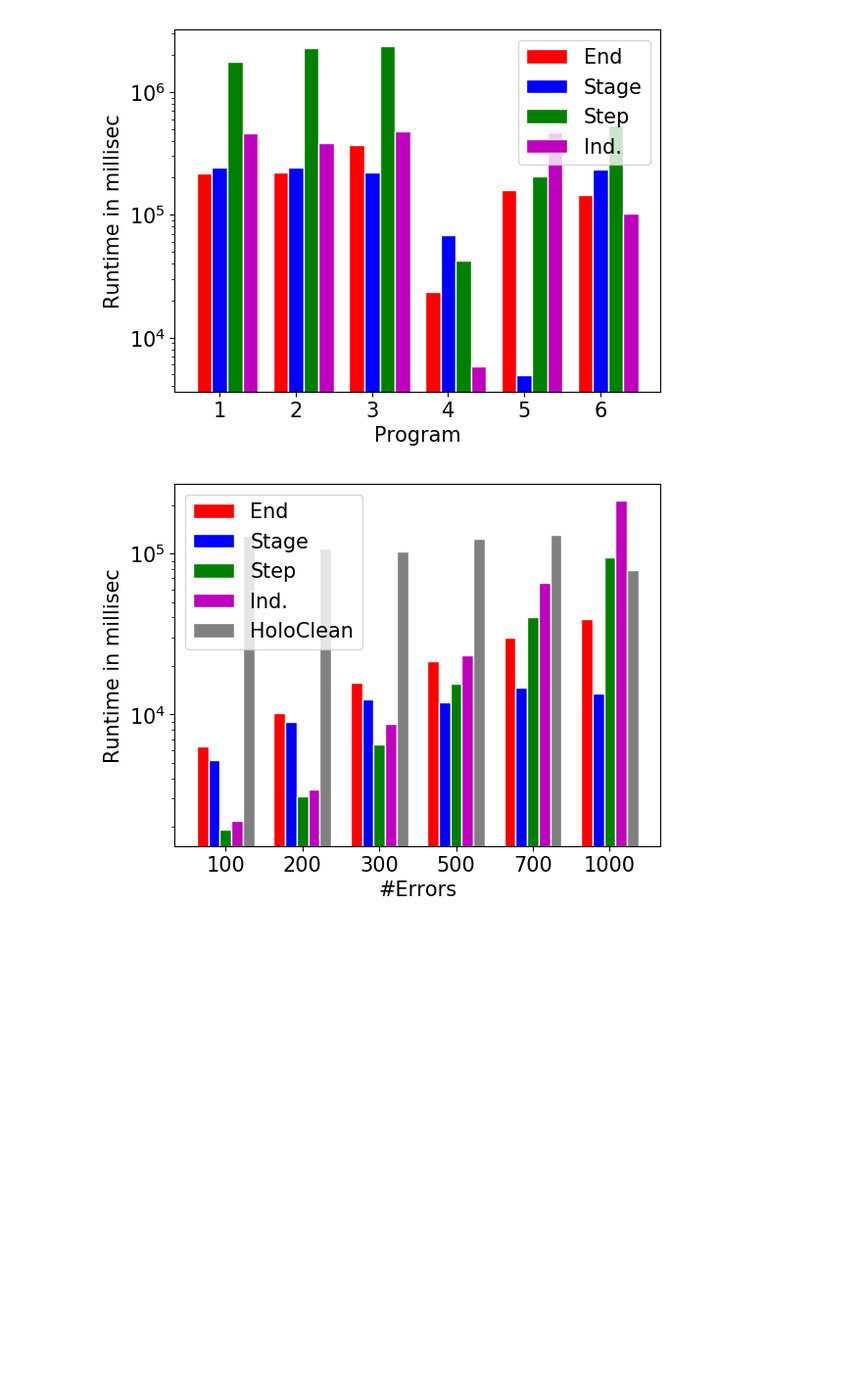
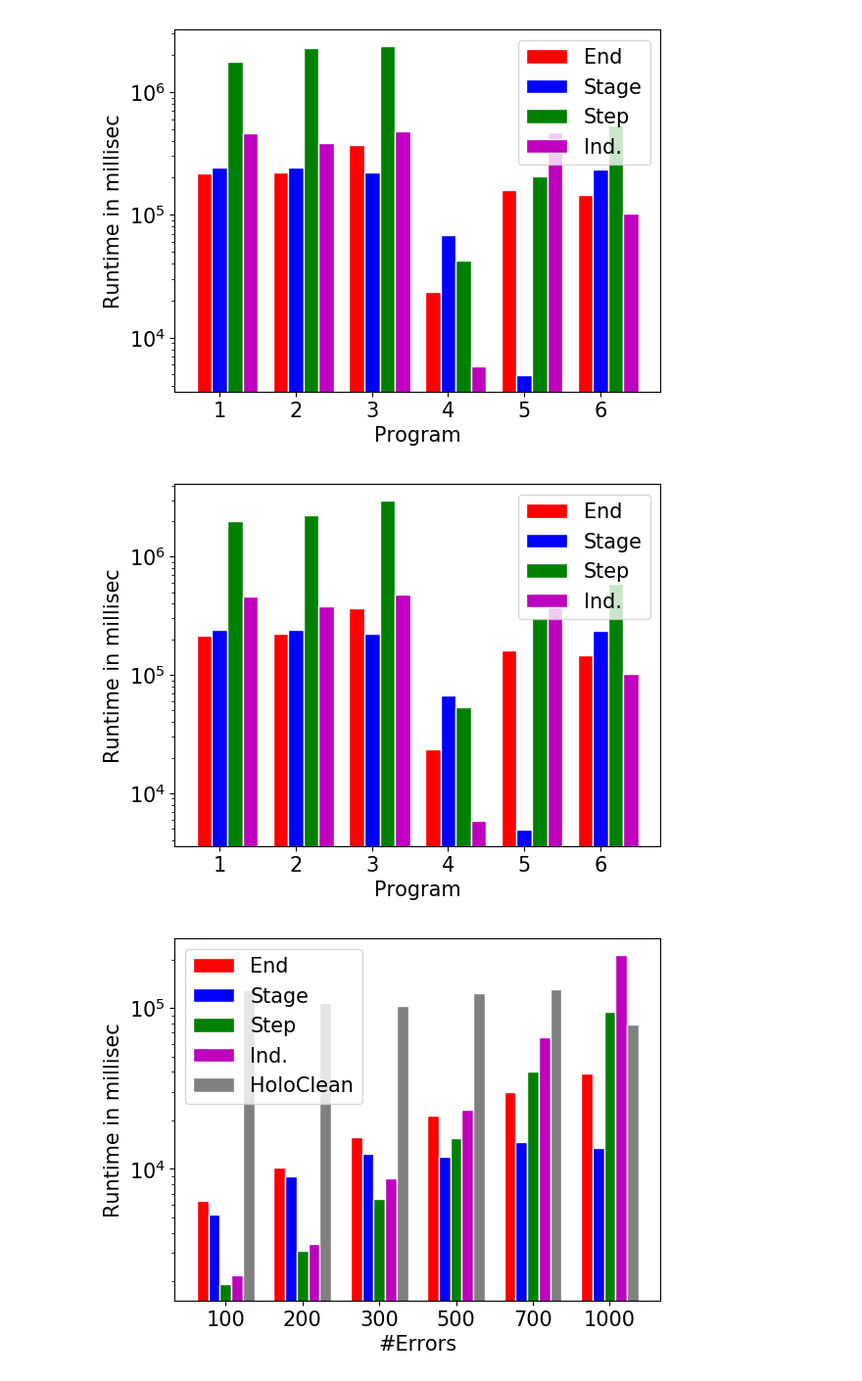
Before and after one commit to amirgilad/On-Multiple-Semantics-for-Declarative-Database-Repairs, a Jupyter notebook: Experiments/draw_graphs.ipynb, the cells around one changed output. Shown at 98% size. Saved outputs shown, nothing was run; the diff lists cells and outputs as text; code cells hidden in the pictures; blank space fills up the shorter version.

```diff
--- a/Experiments/draw_graphs.ipynb
+++ b/Experiments/draw_graphs.ipynb
@@ -191,6 +191,10 @@ draw_runtime_bar_chart("C:\\Users\\user\\git\\causal-rules\\Experiments\\tpch_ru
 draw_runtime_bar_chart("C:\\Users\\user\\git\\causal-rules\\Experiments\\tpch_runtime_tpch_programs_average.csv")
 # %% [output]
 [figure]
+# %%
+draw_runtime_bar_chart("C:\\Users\\user\\git\\causal-rules\\Experiments\\tpch_runtime_tpch_programs_average_AFTER_FIX_STEP.csv")
+# %% [output]
+[figure, added]
 # %%
 from matplotlib.pyplot import figure
 
```
Also changed, not shown: parts of 1 cell of this notebook, 6 other files.
